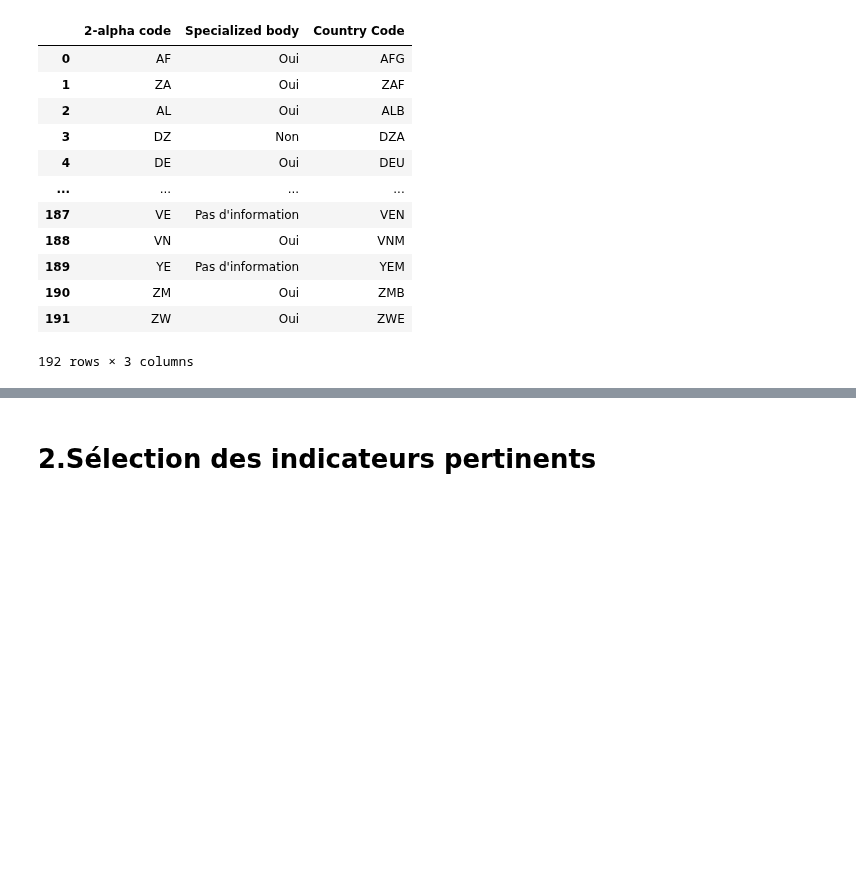
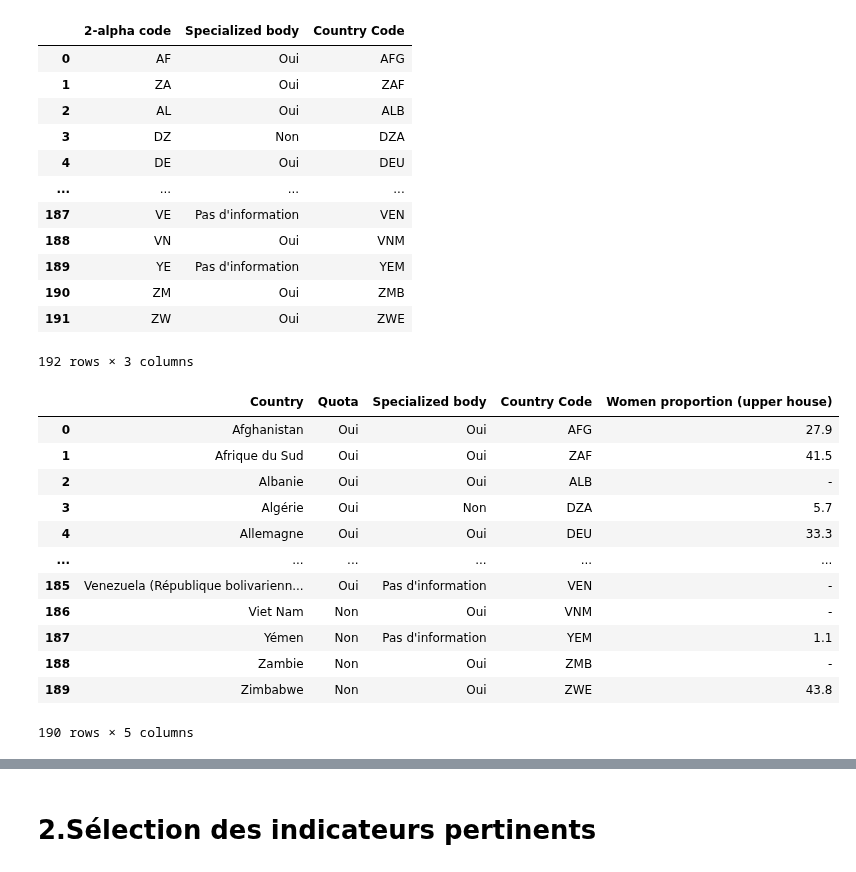
Before and after one commit to cmllbll/Gender-Inequalities-and-Development, a Jupyter notebook: Notebook final.ipynb, the cells around one changed output, grey strips where cells are left out. Cells and saved outputs as stored; diff of their text form; code cells hidden in the pictures; blank space fills up the shorter version.

```diff
--- a/Notebook final.ipynb
+++ b/Notebook final.ipynb
@@ -415,5 +415,20 @@ See the caveats in the documentation: https://pandas.pydata.org/pandas-docs/stab
 # %%
 #On fusionne ces bases de données
 df_rp = df_quota.merge(df_spe_body2, on='2-alpha code', how='left')
 df_rp = df_rp.merge(df_percent_women2, on='Country', how='left')
 df_rp = df_rp.drop(df_rp.columns[0], axis=1)
+df_rp
+# %% [output]
+|  | Country | Quota | Specialized body | Country Code | Women proportion (upper house) |
+| 0 | Afghanistan | Oui | Oui | AFG | 27.9 |
+| 1 | Afrique du Sud | Oui | Oui | ZAF | 41.5 |
+| 2 | Albanie | Oui | Oui | ALB | - |
+| 3 | Algérie | Oui | Non | DZA | 5.7 |
+| 4 | Allemagne | Oui | Oui | DEU | 33.3 |
+| ... | ... | ... | ... | ... | ... |
+| 185 | Venezuela (République bolivarienn... | Oui | Pas d'information | VEN | - |
+| 186 | Viet Nam | Non | Oui | VNM | - |
+| 187 | Yémen | Non | Pas d'information | YEM | 1.1 |
+| 188 | Zambie | Non | Oui | ZMB | - |
+| 189 | Zimbabwe | Non | Oui | ZWE | 43.8 |
+190 rows × 5 columns
```
Also changed, not shown: parts of 81 cells of this notebook, 1 other file.
